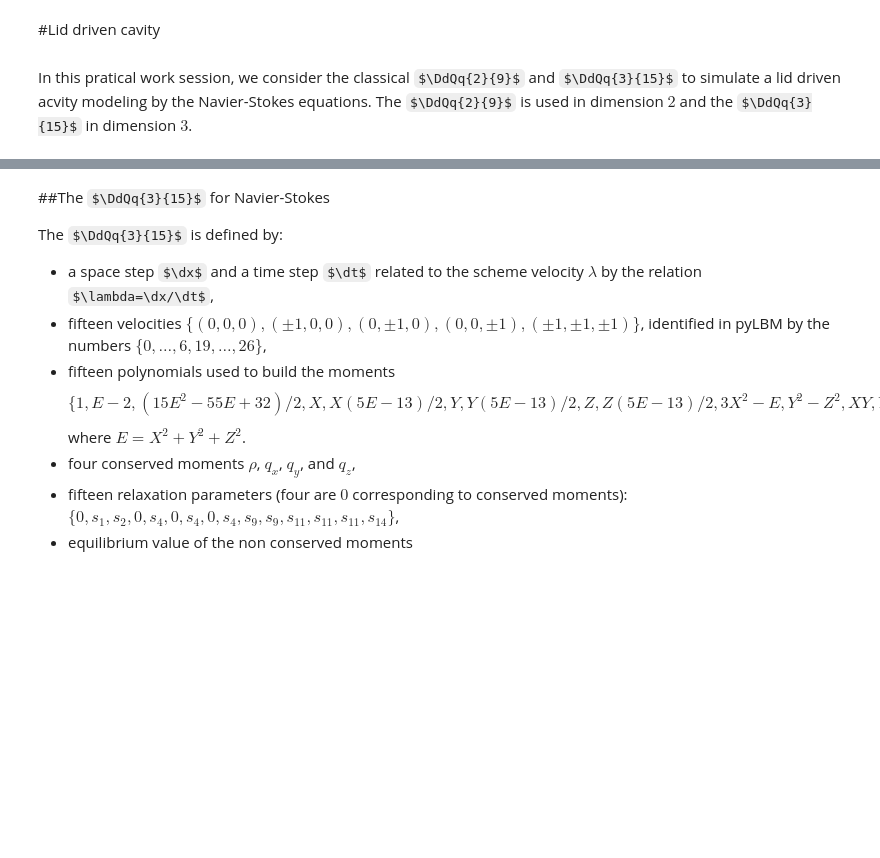
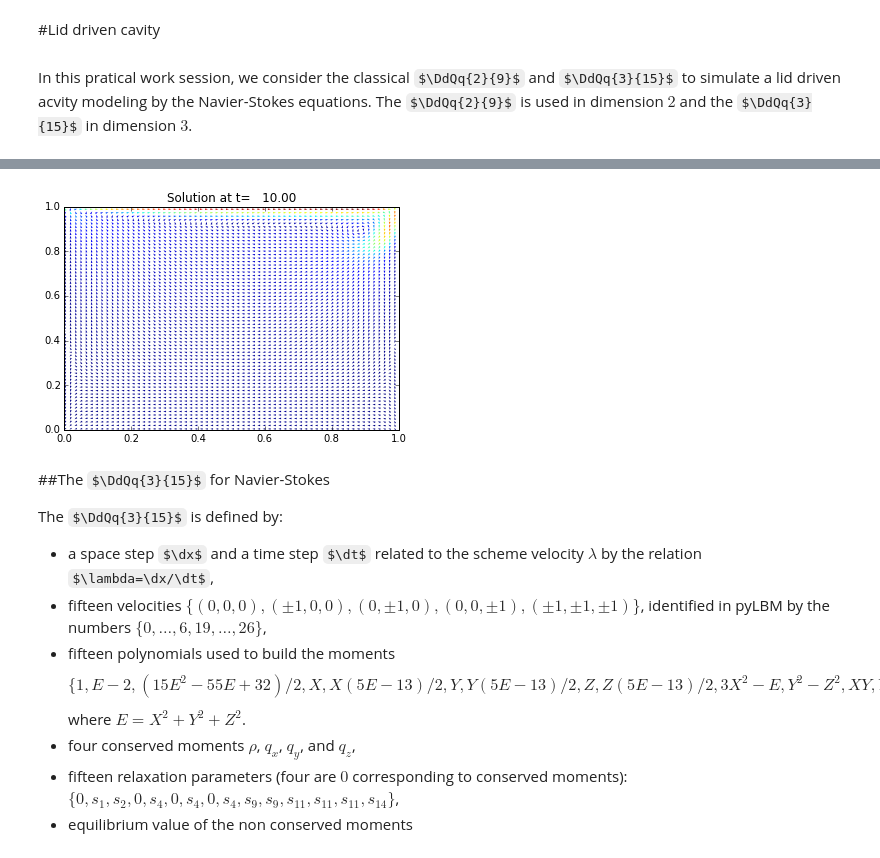
Before and after one commit to gouarin/pylbm_notebook, a Jupyter notebook: 06_Lid_driven_cavity.ipynb, the cells around one changed output, grey strips where cells are left out. Cells and saved outputs as stored; diff of their text form; code cells hidden in the pictures; some formulas as TeX source; blank space fills up the shorter version.

```diff
--- a/06_Lid_driven_cavity.ipynb
+++ b/06_Lid_driven_cavity.ipynb
@@ -56,3 +56,102 @@ The solution is governed by the Reynolds number $Re = \rho_0u / \eta$. Fix the r
 ####Question 4
 
 Compute the stationary solution of the problem obtained for large enough final time. Plot the solution with the function quiver of matplotlib. Test the stability of the scheme when the Reynolds number increases.
+# %%
+import numpy as np
+import sympy as sp
+import pylab as plt
+%matplotlib inline
+import pyLBM
+
+X, Y, LA = sp.symbols('X, Y, LA')
+rho, qx, qy = sp.symbols('rho, qx, qy')
+
+def bc(f, m, x, y, scheme):
+    m[:, 1] = m[:, 0] * vup
+    m[:, 2] = 0.
+    scheme.equilibrium(m)
+    scheme.m2f(m, f)
+
+def plot(sol):
+    pas = 2
+    y, x = np.meshgrid(sol.domain.x[1][1:-1:pas], sol.domain.x[0][1:-1:pas])
+    u = sol.m[0][1][1:-1:pas,1:-1:pas] / sol.m[0][0][1:-1:pas,1:-1:pas]
+    v = sol.m[0][2][1:-1:pas,1:-1:pas] / sol.m[0][0][1:-1:pas,1:-1:pas]
+    nv = np.sqrt(u**2+v**2)
+    normu = nv.max()
+    u = u / (nv+1e-5)
+    v = v / (nv+1e-5)
+    plt.quiver(x, y, u, v, nv, pivot='mid')
+    plt.title('Solution at t={0:8.2f}'.format(sol.t))
+    plt.show()
+
+# parameters
+Re = 1000
+dx = 1./128  # spatial step
+la = 1.      # velocity of the scheme
+Tf = 10     # final time of the simulation
+vup = la/10    # maximal velocity obtained in the middle of the channel
+rhoo = 1.    # mean value of the density
+mu = 1.e-3   # bulk viscosity
+eta = rhoo*vup/Re  # shear viscosity
+# initialization
+xmin, xmax, ymin, ymax = 0., 1., 0., 1.
+dummy = 3.0/(la*rhoo*dx)
+s_mu = 1.0/(0.5+mu*dummy)
+s_eta = 1.0/(0.5+eta*dummy)
+s_q = s_eta
+s_es = s_mu
+s  = [0.,0.,0.,s_mu,s_es,s_q,s_q,s_eta,s_eta]
+dummy = 1./(LA**2*rho)
+qx2 = dummy*qx**2
+qy2 = dummy*qy**2
+q2  = qx2+qy2
+qxy = dummy*qx*qy
+
+print "Reynolds number: {0:10.3e}".format(Re)
+print "Bulk viscosity : {0:10.3e}".format(mu)
+print "Shear viscosity: {0:10.3e}".format(eta)
+print "relaxation parameters: {0}".format(s)
+
+dico = {
+    'box':{'x':[xmin, xmax], 'y':[ymin, ymax], 'label':[0,0,0,1]},
+    'space_step':dx,
+    'scheme_velocity':la,
+    'parameters':{LA:la},
+    'schemes':[
+        {
+            'velocities':range(9),
+            'conserved_moments':[rho, qx, qy],
+            'polynomials':[
+                1, LA*X, LA*Y,
+                3*(X**2+Y**2)-4,
+                (9*(X**2+Y**2)**2-21*(X**2+Y**2)+8)/2,
+                3*X*(X**2+Y**2)-5*X, 3*Y*(X**2+Y**2)-5*Y,
+                X**2-Y**2, X*Y
+            ],
+            'relaxation_parameters':s,
+            'equilibrium':[
+                rho, qx, qy,
+                -2*rho + 3*q2,
+                rho+3/2*q2,
+                -qx/LA, -qy/LA,
+                qx2-qy2, qxy
+            ],
+            'init':{rho:rhoo, qx:0., qy:0.},
+        },
+    ],
+    'boundary_conditions':{
+        0:{'method':{0: pyLBM.bc.bouzidi_bounce_back}, 'value':None},
+        1:{'method':{0: pyLBM.bc.bouzidi_bounce_back}, 'value':bc}
+    },
+    'generator': pyLBM.generator.CythonGenerator,
+}
+
+sol = pyLBM.Simulation(dico)
+
+while (sol.t<Tf):
+    sol.one_time_step()
+
+sol.f2m()
+plot(sol)
+# %% [output]
@@ -59,3 +162,4 @@ Compute the stationary solution of the problem obtained for large enough final t
+[figure, added]
 # %% [markdown]
 ##The $\DdQq{3}{15}$ for Navier-Stokes
 
```
Also changed, not shown: parts of 3 cells of this notebook, 5 other files.
